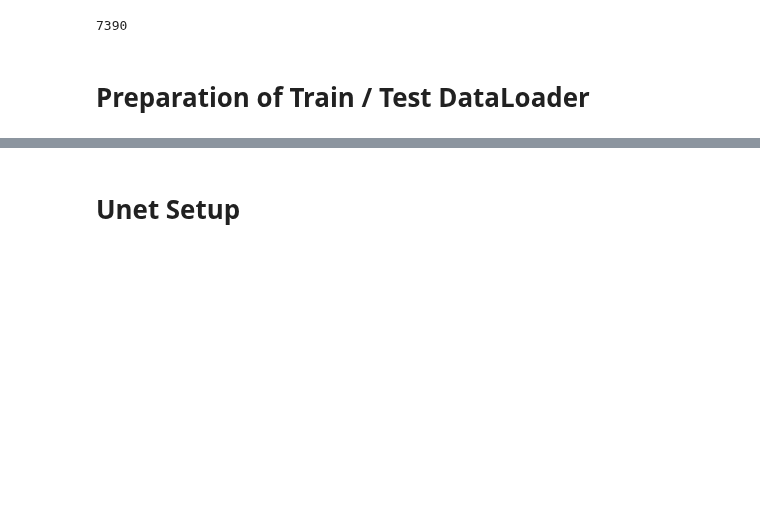
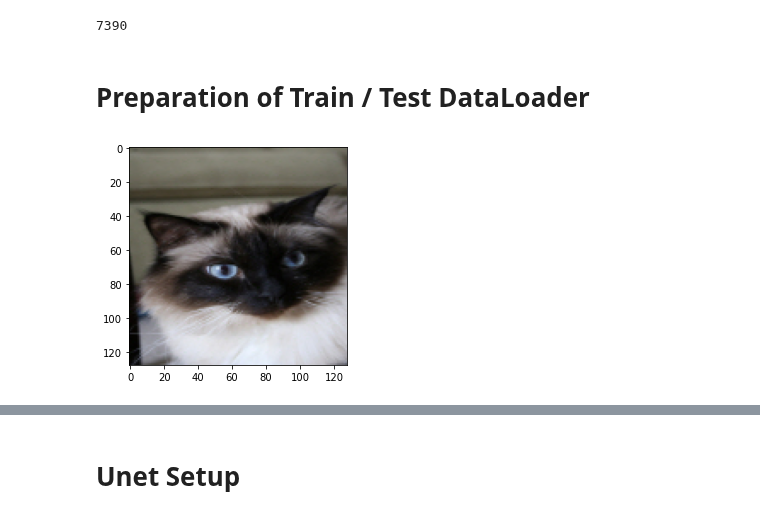
Before and after one commit to johnwslee/Data_Science_Libraries, a Jupyter notebook: PyTorch/Unet/Unet_image_segmentation_dogs_and_cats.ipynb, the cells around one changed output, grey strips where cells are left out. Saved outputs shown, nothing was run; the diff lists cells and outputs as text; code cells hidden in the pictures; blank space fills up the shorter version.

Commit message:
Adds image sampler

```diff
--- a/PyTorch/Unet/Unet_image_segmentation_dogs_and_cats.ipynb
+++ b/PyTorch/Unet/Unet_image_segmentation_dogs_and_cats.ipynb
@@ -131,3 +133,11 @@ train_loader = DataLoader(dataset, batch_size=BATCH_SIZE,
                           sampler=train_sampler)
 validation_loader = DataLoader(dataset, batch_size=BATCH_SIZE,
                                sampler=valid_sampler)
+# %%
+# Sample Image and Annotation
+
+sample_img, sample_annot = next(iter(train_loader))
+# %%
+plt.imshow(sample_img[0].squeeze().permute(1, 2, 0));
+# %% [output]
+[figure, added]
```
Also changed, not shown: parts of 2 cells of this notebook.
